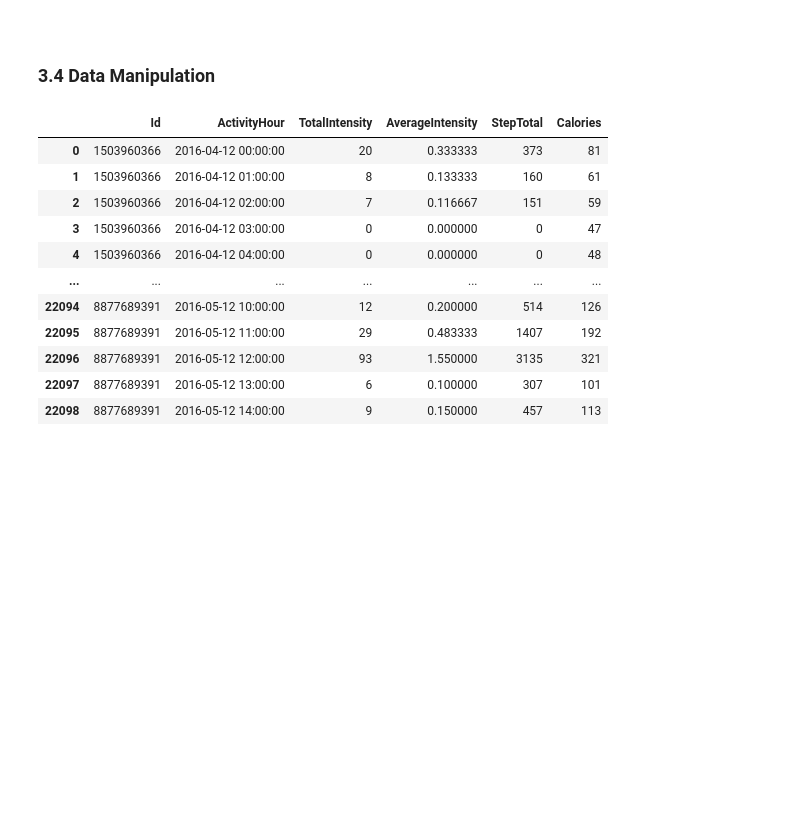
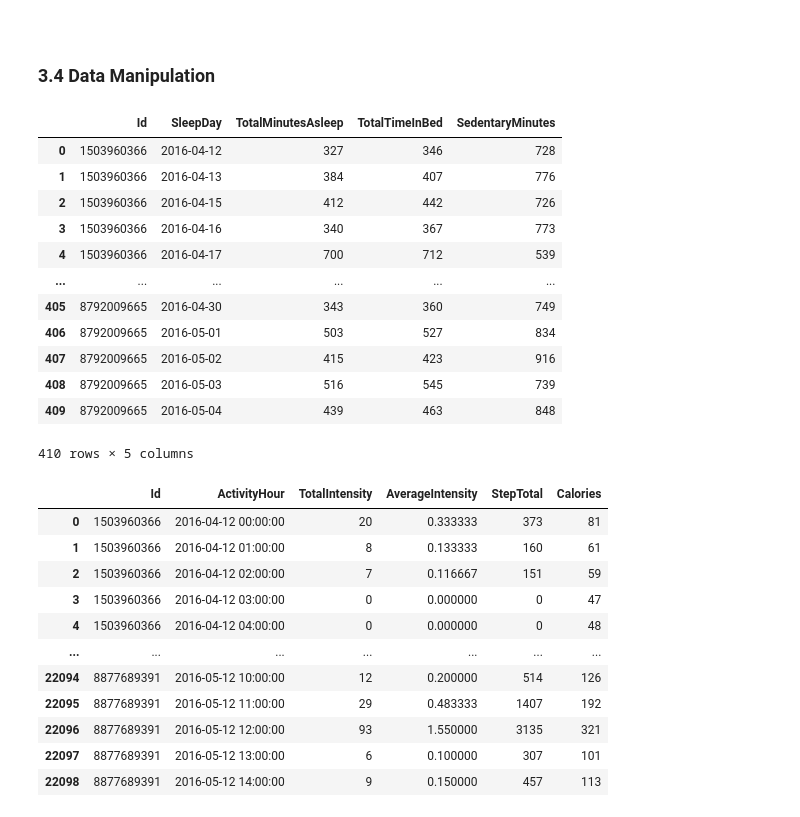
Before and after one commit to Klekzee/Case-Studies, a Jupyter notebook: 01-GoogleCapstone1/BellaBeat.ipynb, the cells around one changed output. Saved outputs shown, nothing was run; the diff lists cells and outputs as text; code cells hidden in the pictures; blank space fills up the shorter version.

```diff
--- a/01-GoogleCapstone1/BellaBeat.ipynb
+++ b/01-GoogleCapstone1/BellaBeat.ipynb
@@ -298,6 +298,26 @@ memory usage: 110.3 KB
 <br>
 
 ### 3.4 Data Manipulation
+# %%
+# Joining `sleep_day` and `daily_activities` tables.
+
+df_sleep_sedentary = pd.merge(left=df_sleep_day, right=df_daily_activity, how='left', left_on=['Id', 'SleepDay'], right_on=['Id', 'ActivityDate'])
+df_sleep_sedentary = df_sleep_sedentary.drop(columns=['TotalSleepRecords', 'ActivityDate', 'TotalSteps', 'TotalDistance', 'TrackerDistance', 'LoggedActivitiesDistance', 'VeryActiveDistance', 'ModeratelyActiveDistance', 'LightActiveDistance', 'SedentaryActiveDistance', 'VeryActiveMinutes', 'FairlyActiveMinutes', 'LightlyActiveMinutes', 'Calories'])
+df_sleep_sedentary
+# %% [output]
+|  | Id | SleepDay | TotalMinutesAsleep | TotalTimeInBed | SedentaryMinutes |
+| 0 | 1503960366 | 2016-04-12 | 327 | 346 | 728 |
+| 1 | 1503960366 | 2016-04-13 | 384 | 407 | 776 |
+| 2 | 1503960366 | 2016-04-15 | 412 | 442 | 726 |
+| 3 | 1503960366 | 2016-04-16 | 340 | 367 | 773 |
+| 4 | 1503960366 | 2016-04-17 | 700 | 712 | 539 |
+| ... | ... | ... | ... | ... | ... |
+| 405 | 8792009665 | 2016-04-30 | 343 | 360 | 749 |
+| 406 | 8792009665 | 2016-05-01 | 503 | 527 | 834 |
+| 407 | 8792009665 | 2016-05-02 | 415 | 423 | 916 |
+| 408 | 8792009665 | 2016-05-03 | 516 | 545 | 739 |
+| 409 | 8792009665 | 2016-05-04 | 439 | 463 | 848 |
+410 rows × 5 columns
 # %%
 # Joining the Hourly tables.
 
```
Also changed, not shown: parts of 8 cells of this notebook.
